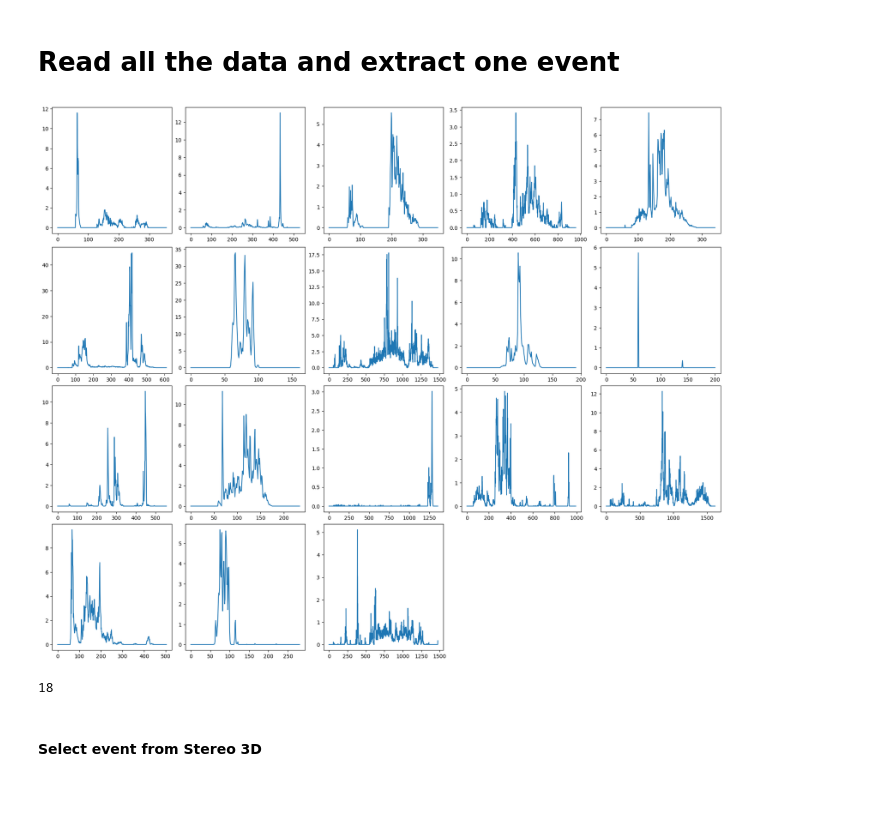
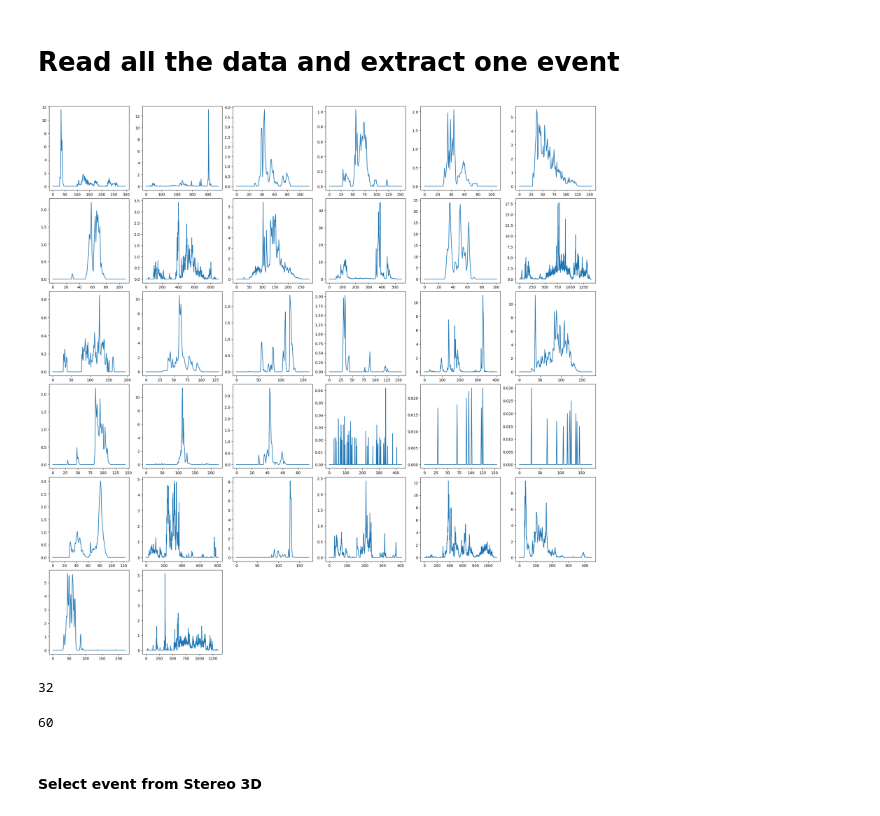
Before and after one commit to marcinmss/rain_analysis_toolbox, a Jupyter notebook: notebooks/comparison_multiple_events/select_save_events.ipynb, the cells around one changed output. Saved outputs shown, nothing was run; the diff lists cells and outputs as text; code cells hidden in the pictures.

```diff
--- a/notebooks/comparison_multiple_events/select_save_events.ipynb
+++ b/notebooks/comparison_multiple_events/select_save_events.ipynb
@@ -16,20 +16,24 @@ end = 20231022235930
 parsivel_series = pars_read(beg, end, pars_datafolder)
 stereo_series = std_read(beg, end, stereo_datafolder)
 # %%
-parsivel_events = parsivel_series.exstract_events(0, 30, 0.7)
+parsivel_events = parsivel_series.exstract_events(15, 15, 0.1)
 n = int(np.ceil(len(parsivel_events)**0.5))
 figure = plt.figure()
 figure.set_size_inches((n*3 +3, n*3 + 3))
 figure.set_constrained_layout(True)
 for i, event in enumerate(parsivel_events):
     ax = figure.add_subplot(n,n, i + 1)
     ax.plot(event.rain_rate)
 # %% [output]
-[figure, old version]
+[figure, new version]
 # %%
 len(parsivel_events)
 # %% [output]
-18
+32
+# %%
+sum((len(parsivel_event.missing_time_steps) for parsivel_event in parsivel_events))
+# %% [output]
+60
 # %% [markdown]
 #### Select event from Stereo 3D
 # %%
```
Also changed, not shown: parts of 2 cells of this notebook, 5 other files.
